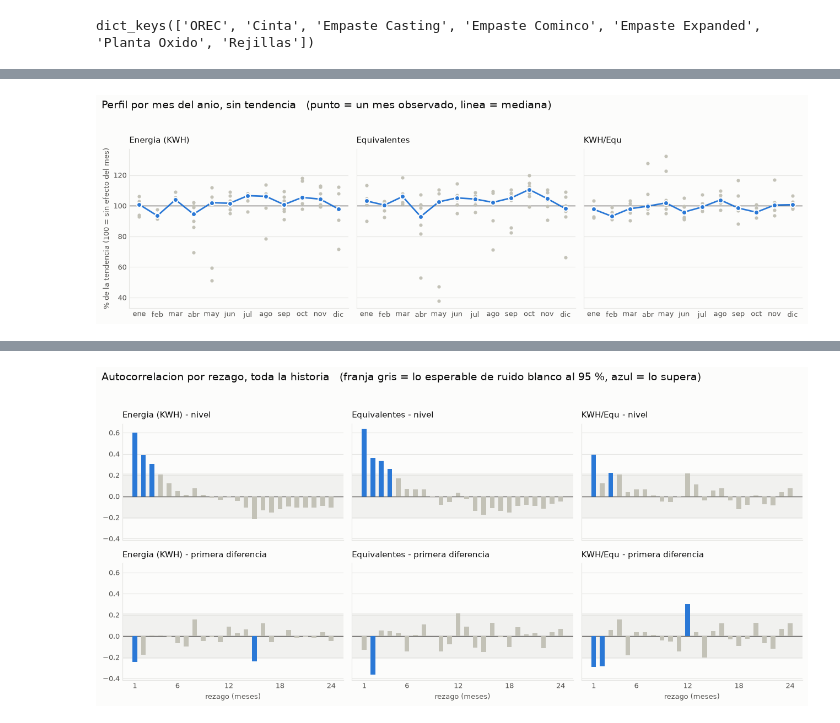
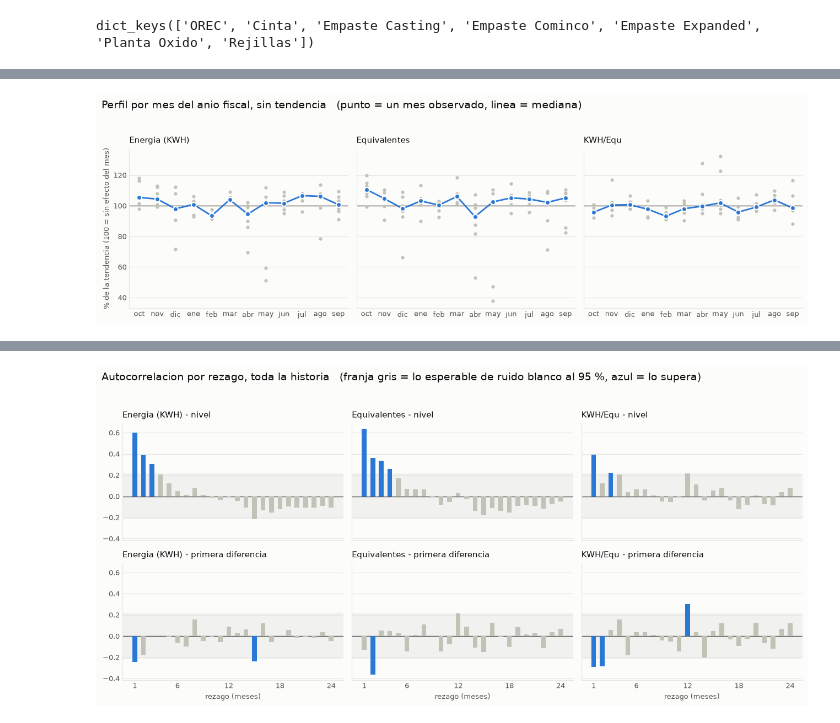
Before and after one commit to juanpablocarrillohortua/clarios_app, a Jupyter notebook: notebooks/OREC_analysis.ipynb, the cells around one changed output, grey strips where cells are left out. Saved outputs shown, nothing was run; the diff lists cells and outputs as text; code cells hidden in the pictures.

```diff
--- a/notebooks/OREC_analysis.ipynb
+++ b/notebooks/OREC_analysis.ipynb
@@ -719,10 +760,17 @@ serie.shape
 LINEA, SUPERFICIE = "#2a78d6", "#fcfcfb"
 TINTA, TINTA_SUAVE, GRILLA = "#0b0b0b", "#52514e", "#e5e5e2"
 
+# Un panel con menos historia que esto queda con una o dos marcas de anio fiscal: se le
+# anaden los trimestres (ene, abr, jul) como marcas menores
+PANEL_CORTO = pd.Timedelta(days=3 * 365)
+NOMBRES_MES = list(meses_abr)  # "ene" ... "dic", en orden calendario
+
 # Las series cubren todo el historico, pero el split es temporal: esta funcion sombrea
 # la ventana de test para que se vea que parte quedo fuera del entrenamiento.
 # CORTE viene de la celda del split, asi la banda sigue al corte y no se repite el dato.
 CORTE_TS = pd.Timestamp(CORTE)
+# El mismo rotulo en el titulo de todas las figuras con eje de fechas
+NOTA_TEST = f"(banda gris = ventana de test, desde FY{FY_TEST})"
 
 
 def marcar_test(
@@ -750,9 +798,21 @@ def marcar_test(
         )
 
 
+def eje_fiscal(ax: plt.Axes, desde: pd.Timestamp, hasta: pd.Timestamp, corto: bool = False) -> None:
+    """Rotula el eje de fechas por anio fiscal: una marca en cada octubre."""
+    # Las marcas se fijan dentro de [desde, hasta]: no aparece un anio fiscal en un margen
+    # sin datos. El rotulo va al inicio del anio, como en un eje de anios calendario.
+    inicios = pd.date_range(desde, hasta, freq="YS-OCT")
+    ax.set_xticks(inicios, [rotulo_fiscal(a, corto) for a in anio_fiscal(inicios)])
+    if hasta - desde < PANEL_CORTO:
+        trimestres = pd.date_range(desde, hasta, freq="QS-OCT").difference(inicios)
+        ax.set_xticks(trimestres, [NOMBRES_MES[t.month - 1] for t in trimestres], minor=True)
+        ax.tick_params(axis="x", which="minor", colors=TINTA_SUAVE, labelsize=8, length=0)
+
+
 fig, axes = plt.subplots(4, 2, figsize=(13, 12), facecolor=SUPERFICIE)
 fig.suptitle(
-    "Evolucion mensual de las variables numericas   (banda gris = ventana de test, desde 2025-01)",
+    f"Evolucion mensual de las variables numericas   {NOTA_TEST}",
     fontsize=15,
     color=TINTA,
     x=0.01,
@@ -772,6 +832,8 @@ for ax, col in zip(axes.ravel(), num_cols, strict=False):
     ax.spines[["left", "bottom"]].set_color(GRILLA)
     ax.tick_params(colors=TINTA_SUAVE, labelsize=9, length=0)
     ax.yaxis.set_major_formatter(lambda v, _: f"{v:,.0f}" if abs(v) >= 1 else f"{v:g}")
+    trazado = serie[col].dropna()
+    eje_fiscal(ax, trazado.index[0], trazado.index[-1])
 
 plt.tight_layout(rect=[0, 0, 1, 0.97])
 plt.show()
@@ -984,6 +1047,11 @@ for nombre, color in series:
 # La banda queda dentro de los datos; las etiquetas directas viven en el margen
 # de 14 meses que anade set_xlim, asi que no se solapan con ella.
 marcar_test(ax, idx.index[0], idx.index[-1], etiqueta=True)
+eje_fiscal(ax, idx.index[0], idx.index[-1])
+
+# La primera ventana de 12 meses cierra en septiembre: la base es un anio fiscal entero
+assert idx.index[0].month == MES_INICIO_FISCAL - 1, "la base no es un anio fiscal"
+base_fiscal = anio_fiscal(idx.index[:1])[0]
 
 ax.set_title(
     "Crecimiento de la energia por unidad equivalente producida",
@@ -992,7 +1060,7 @@ ax.set_title(
     loc="left",
     pad=14,
 )
-ax.set_ylabel(f"Indice (base 100 = {idx.index[0]:%Y-%m})", fontsize=10, color=TINTA_SUAVE)
+ax.set_ylabel(f"Indice (base 100 = FY{base_fiscal})", fontsize=10, color=TINTA_SUAVE)
 ax.grid(axis="y", color=GRILLA, linewidth=0.8)
 ax.set_axisbelow(True)
 ax.spines[["top", "right"]].set_visible(False)
@@ -1106,7 +1174,7 @@ def rejilla_procesos(titulo: str) -> tuple[plt.Figure, np.ndarray]:
     """Rejilla 4x2 con un cuadro por proceso (7 procesos, la 8a casilla se oculta)."""
     fig, axes = plt.subplots(4, 2, figsize=(13, 11), facecolor=SUPERFICIE, sharex=True)
     fig.suptitle(
-        f"{titulo}   (banda gris = ventana de test, desde 2025-01)",
+        f"{titulo}   {NOTA_TEST}",
         fontsize=14,
         color=TINTA,
         x=0.01,
@@ -1124,6 +1192,9 @@ def rejilla_procesos(titulo: str) -> tuple[plt.Figure, np.ndarray]:
             lambda v, _: f"{v:,.0f}" if abs(v) >= UMBRAL_MILES else f"{v:,.3g}"
         )
     axes.ravel()[-1].set_visible(False)
+    # La casilla oculta era la que llevaba las fechas de la columna derecha: se le
+    # devuelven al ultimo cuadro visible de esa columna
+    axes[-2, -1].tick_params(labelbottom=True)
     return fig, axes
 
 
@@ -1140,6 +1211,7 @@ for var in VARS_PROC:
         s = tabla[proc].replace(0, np.nan).dropna()
         if not s.empty:
             marcar_test(ax, s.index[0], s.index[-1])
+    eje_fiscal(axes[0, 0], tabla.index[0], tabla.index[-1])  # eje compartido
     plt.tight_layout(rect=[0, 0, 1, 0.97])
     plt.show()
 # %% [output]
@@ -1387,5 +1467,7 @@ resumen_ventanas
 # %%
 MESES = ["ene", "feb", "mar", "abr", "may", "jun", "jul", "ago", "sep", "oct", "nov", "dic"]
+# Los mismos meses en el orden del anio fiscal: de octubre a septiembre
+MESES_FISCAL = MESES[MES_INICIO_FISCAL - 1 :] + MESES[: MES_INICIO_FISCAL - 1]
 OBSERVACION = "#c3c2b7"  # gris de contexto: lo que no es el dato principal
 
 
@@ -1419,36 +1501,38 @@ def perfil_por_grupo(
         color=LINEA,
         linewidth=2,
         marker="o",
         markersize=6.5,
         markeredgecolor=SUPERFICIE,
         markeredgewidth=1.5,
         zorder=3,
     )
     ax.set_xticks(range(len(medianas)), rotulos)
     estilo_eje(ax)
 
 
 # Estacionalidad: se compara cada mes del anio contra los demas, ya sin la tendencia
 fig, axes = plt.subplots(1, 3, figsize=(13, 4.2), facecolor=SUPERFICIE, sharey=True)
 fig.suptitle(
-    "Perfil por mes del anio, sin tendencia   (punto = un mes observado, linea = mediana)",
+    "Perfil por mes del anio fiscal, sin tendencia   (punto = un mes observado, linea = mediana)",
     fontsize=14,
     color=TINTA,
     x=0.01,
     ha="left",
     y=0.98,
 )
 for ax, (nombre, s) in zip(axes, series_ts.items(), strict=True):
     relativo = sin_tendencia(s)
-    perfil_por_grupo(ax, relativo, relativo.index.month, MESES)
+    # Posicion del mes dentro del anio fiscal: octubre = 0, septiembre = 11
+    mes_fiscal = (relativo.index.month - MES_INICIO_FISCAL) % PERIODO
+    perfil_por_grupo(ax, relativo, mes_fiscal, MESES_FISCAL)
     ax.axhline(100, color=TINTA_SUAVE, linewidth=1, zorder=1)
     ax.set_title(nombre, fontsize=10.5, color=TINTA, loc="left", pad=8)
 axes[0].set_ylabel("% de la tendencia (100 = sin efecto del mes)", fontsize=9, color=TINTA_SUAVE)
 
 plt.tight_layout(rect=[0, 0, 1, 0.94])
 plt.show()
 # %% [output]
-[figure, old version]
+[figure, new version]
 # %%
 # Metricas explicitas del resumen de abajo
 filas = []
```
Also changed, not shown: parts of 33 cells of this notebook, 1 other file.
